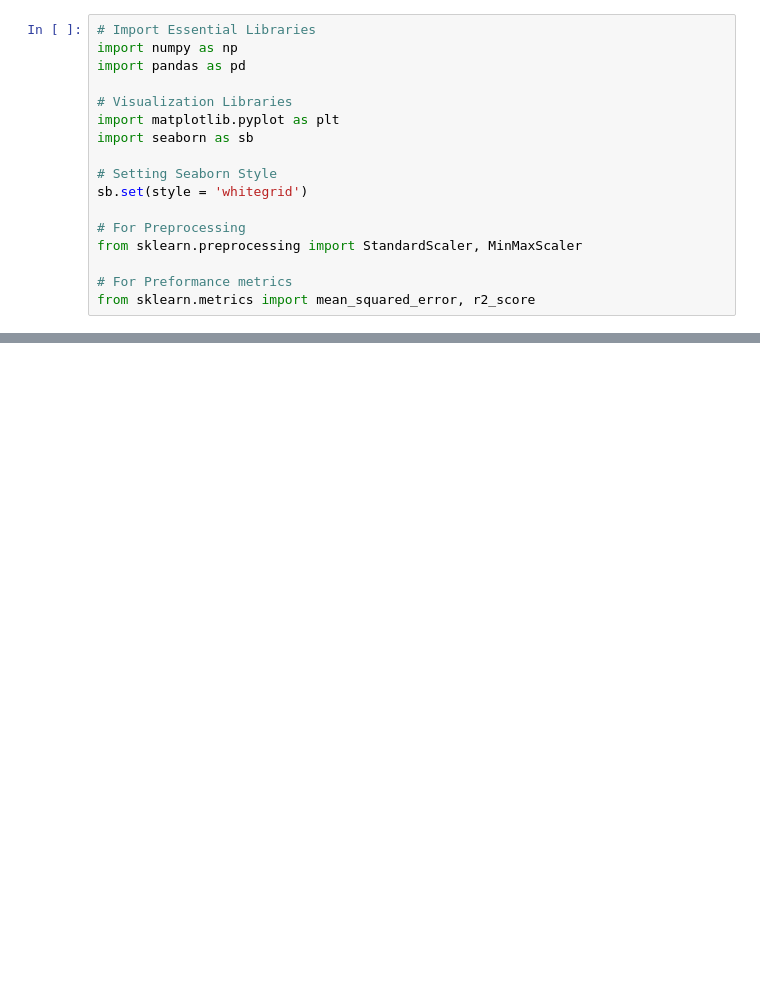
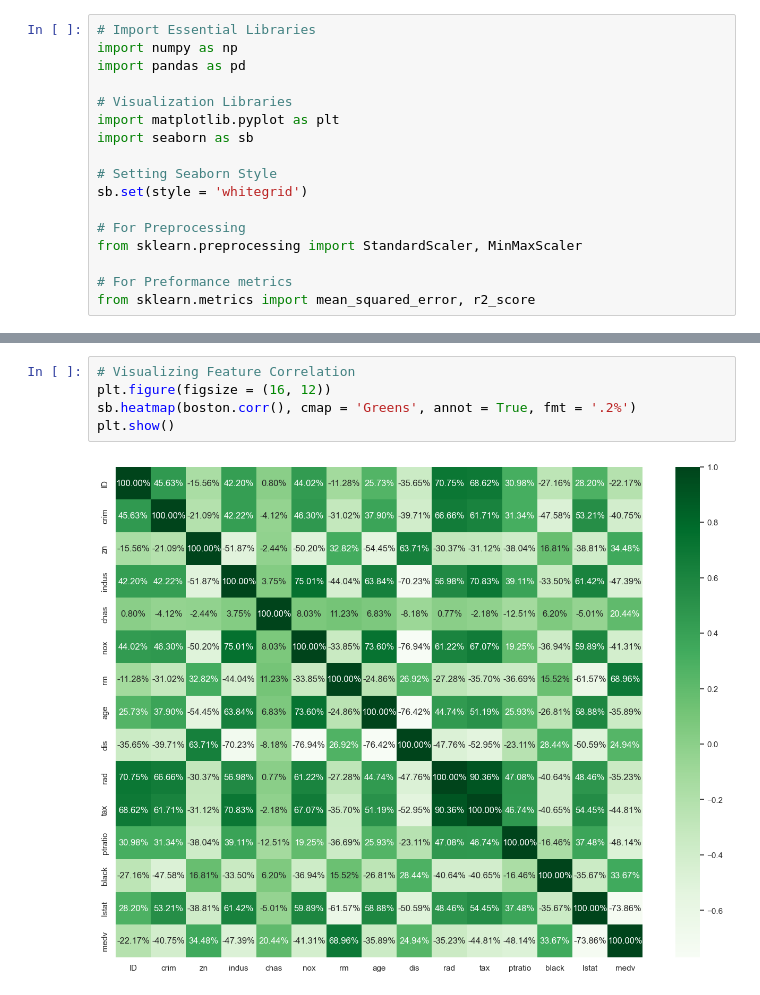
Before and after one commit to shabir67/boston-housing-prediction, a Jupyter notebook: Boston_Assignment.ipynb, the cells around one changed output, grey strips where cells are left out. Saved outputs shown, nothing was run; the diff lists cells and outputs as text; blank space fills up the shorter version.

```diff
--- a/Boston_Assignment.ipynb
+++ b/Boston_Assignment.ipynb
@@ -24,0 +97,7 @@ FileNotFoundError: [Errno 2] No such file or directory: './Data/housing.csv'
+# %%
+# Visualizing Feature Correlation
+plt.figure(figsize = (16, 12))
+sb.heatmap(boston.corr(), cmap = 'Greens', annot = True, fmt = '.2%')
+plt.show()
+# %% [output]
+[figure, added]
```
Also changed, not shown: parts of 47 cells of this notebook, 2 other files.
